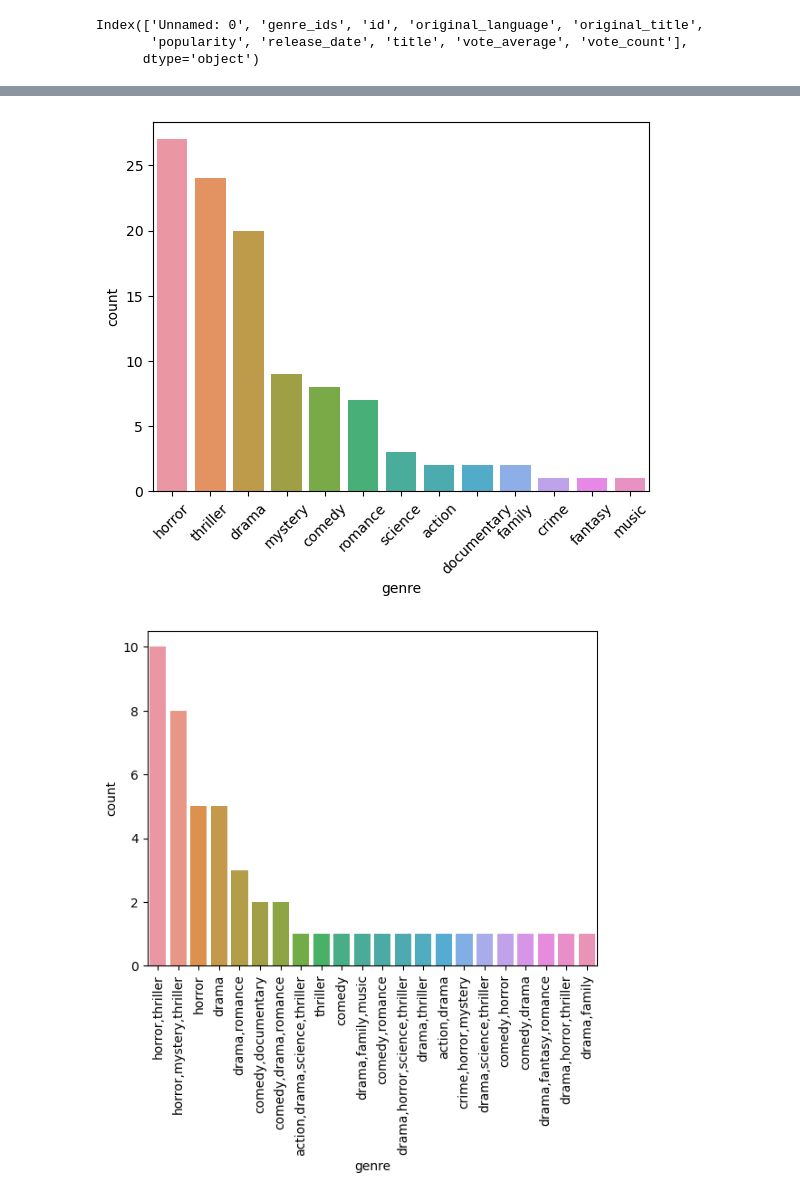
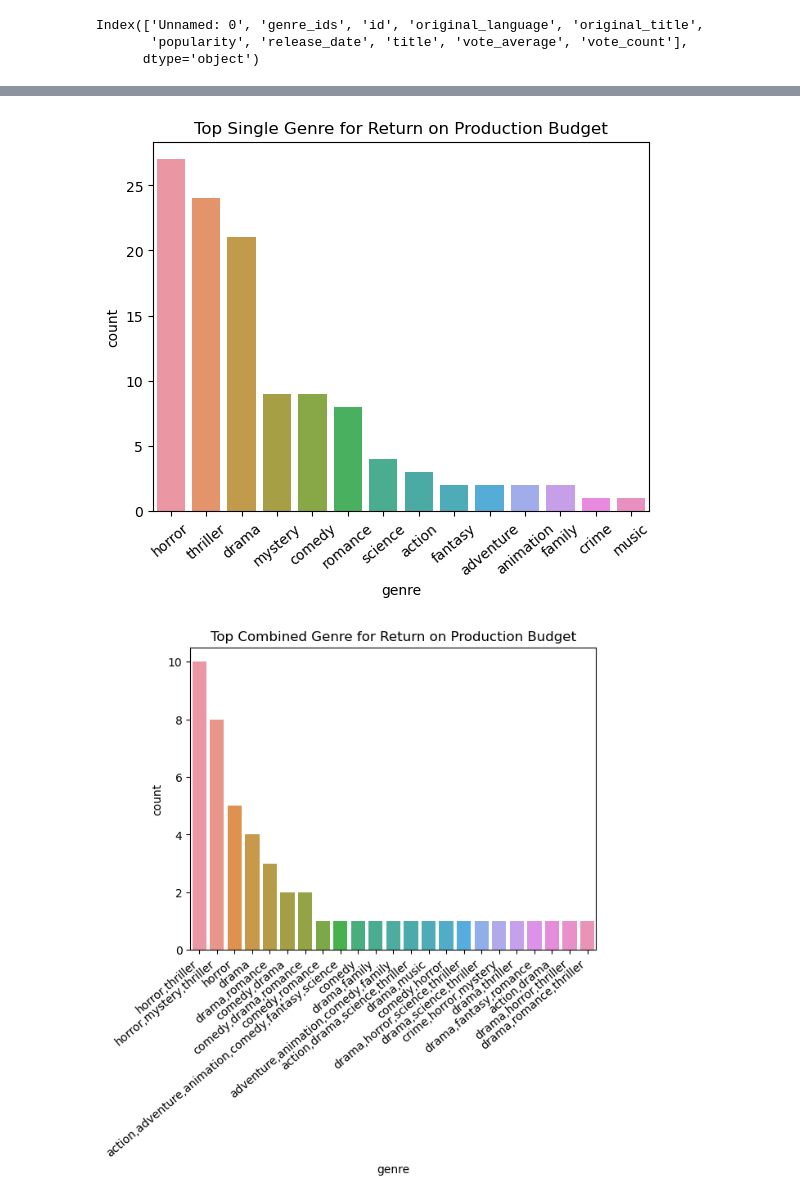
Before and after one commit to bkokin/semester_1_capstone, a Jupyter notebook: exploratory_work/hanwen_exploratory.ipynb, the cells around one changed output, grey strips where cells are left out. Drawn from its saved outputs; the diff is of its cells as text; code cells hidden in the pictures.

Commit message:
Fix total_gross to worldwide_gross, clean up plots, add plot of median return on budget by combined genre

```diff
--- a/exploratory_work/hanwen_exploratory.ipynb
+++ b/exploratory_work/hanwen_exploratory.ipynb
@@ -224,6 +224,8 @@ budget_df.head()
 | 4 | Dec 15, 2017 | Star Wars Ep. VIII: The Last Jedi | $317,000,000 | $620,181,382 | $1,316,721,747 |
 # %%
 budget_df['total_gross'] = budget_df['domestic_gross'].str.lstrip('$').str.replace(',', '').astype(np.int64) + budget_df['worldwide_gross'].str.lstrip('$').str.replace(',', '').astype(np.int64)
+# %%
+budget_df['both_gross'] = budget_df.worldwide_gross.str.lstrip('$').str.replace(',', '').astype(np.int64)
 # %%
 budget_df['pb'] = budget_df['production_budget'].str.lstrip('$').str.replace(',', '').astype(np.int64)
 # %%
@@ -250,7 +252,7 @@ non_zero.describe()
 | 75% | 1.612103e+08 | 4.200000e+07 |
 | max | 3.536853e+09 | 4.250000e+08 |
 # %%
-budget_df['ropb'] = (budget_df.total_gross / budget_df.pb)
+budget_df['ropb'] = (budget_df.both_gross / budget_df.pb)
 # %%
 budget_df.sort_values(by=['ropb'], ascending=False, inplace=True)
 # %%
@@ -356,13 +358,15 @@ genre_combined_df = genre_combined.reset_index()
 genre_combined_df.columns = ['genre', 'count']
 # %%
 sns.barplot(data=genre_split_df, x='genre', y='count')
-plt.xticks(rotation=45)
+plt.title('Top Single Genre for Return on Production Budget')
+plt.xticks(rotation=40)
 None
 # %% [output]
-[figure, old version]
+[figure, new version]
 # %%
 sns.barplot(data=genre_combined_df, x='genre', y='count')
-plt.xticks(rotation=90)
+plt.title('Top Combined Genre for Return on Production Budget')
+plt.xticks(rotation=40, horizontalalignment='right')
 None
 # %% [output]
-[figure, old version]
+[figure, new version]
```
Also changed, not shown: parts of 9 cells of this notebook.
